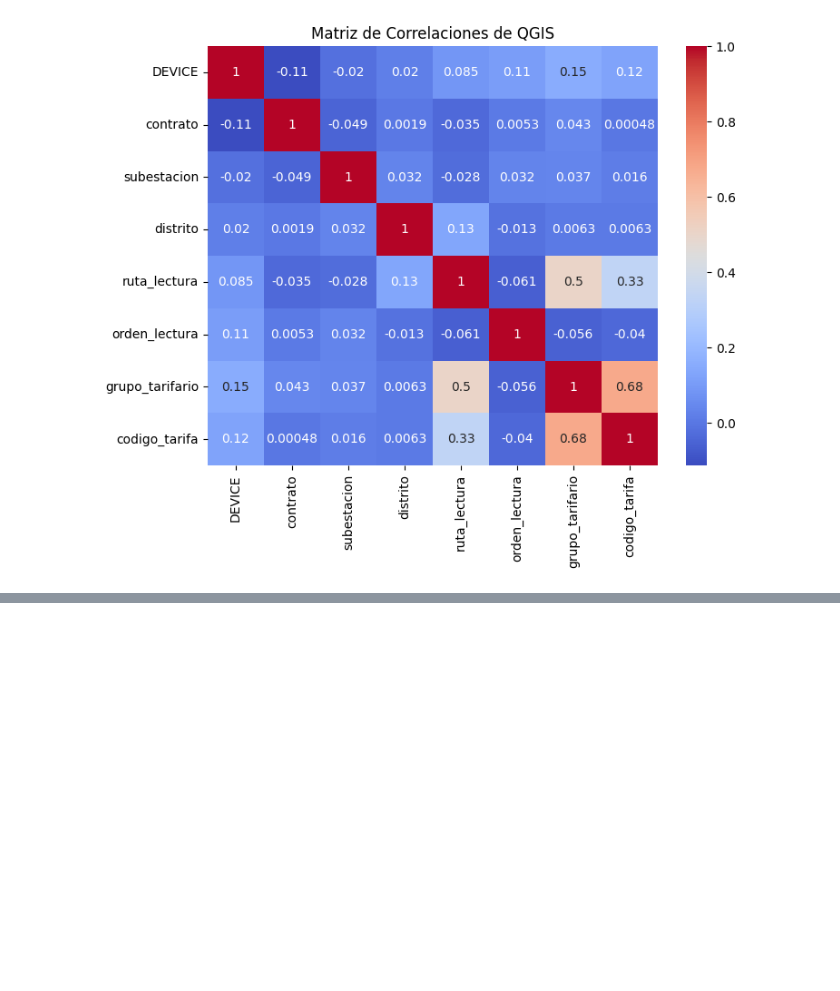
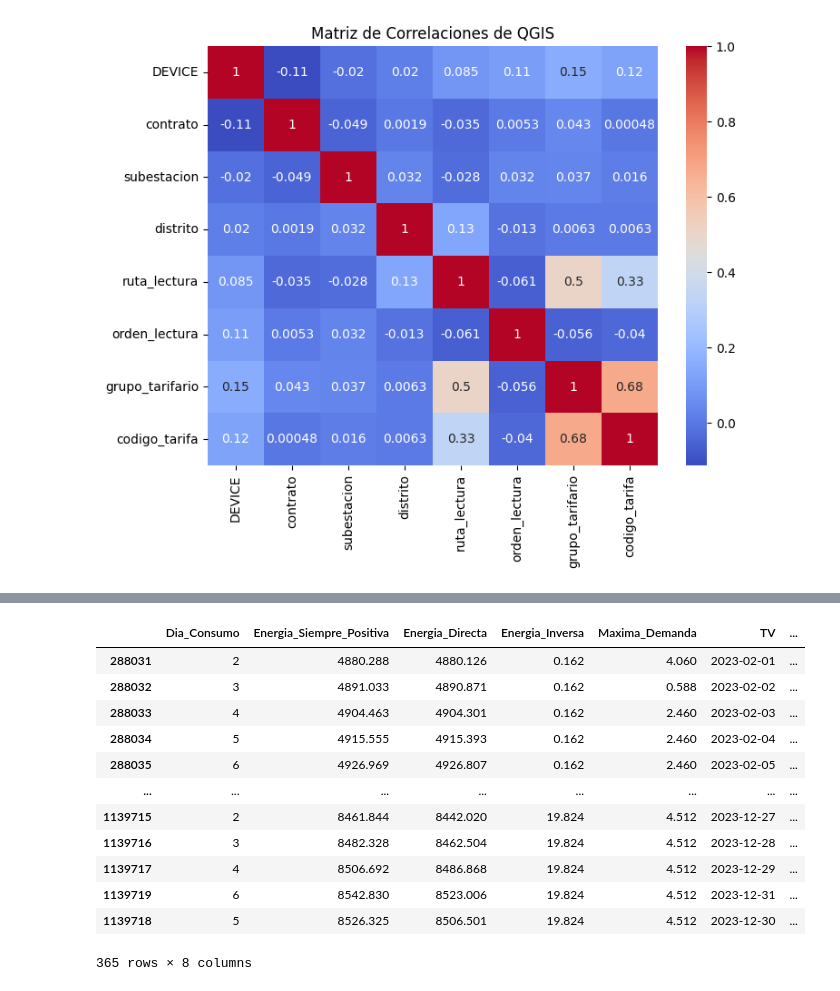
Before and after one commit to pasollipaula/DiplodatosMentoria, a Jupyter notebook: carga_datasets.ipynb, the cells around one changed output, grey strips where cells are left out. Saved outputs shown, nothing was run; the diff lists cells and outputs as text; code cells hidden in the pictures; blank space fills up the shorter version.

```diff
--- a/carga_datasets.ipynb
+++ b/carga_datasets.ipynb
@@ -522,0 +622,16 @@ plt.show()
+# %%
+consumos.loc[consumos['DEVICE'] == 20].sort_values('Fecha_hora')[['Dia_Consumo','Energia_Siempre_Positiva','Energia_Directa','Energia_Inversa','Maxima_Demanda','TV','UPDATE_TV','Fecha_hora']] #4750
+# %% [output]
+|  | Dia_Consumo | Energia_Siempre_Positiva | Energia_Directa | Energia_Inversa | Maxima_Demanda | TV | ... |
+| 288031 | 2 | 4880.288 | 4880.126 | 0.162 | 4.060 | 2023-02-01 | ... |
+| 288032 | 3 | 4891.033 | 4890.871 | 0.162 | 0.588 | 2023-02-02 | ... |
+| 288033 | 4 | 4904.463 | 4904.301 | 0.162 | 2.460 | 2023-02-03 | ... |
+| 288034 | 5 | 4915.555 | 4915.393 | 0.162 | 2.460 | 2023-02-04 | ... |
+| 288035 | 6 | 4926.969 | 4926.807 | 0.162 | 2.460 | 2023-02-05 | ... |
+| ... | ... | ... | ... | ... | ... | ... | ... |
+| 1139715 | 2 | 8461.844 | 8442.020 | 19.824 | 4.512 | 2023-12-27 | ... |
+| 1139716 | 3 | 8482.328 | 8462.504 | 19.824 | 4.512 | 2023-12-28 | ... |
+| 1139717 | 4 | 8506.692 | 8486.868 | 19.824 | 4.512 | 2023-12-29 | ... |
+| 1139719 | 6 | 8542.830 | 8523.006 | 19.824 | 4.512 | 2023-12-31 | ... |
+| 1139718 | 5 | 8526.325 | 8506.501 | 19.824 | 4.512 | 2023-12-30 | ... |
+365 rows × 8 columns
```
Also changed, not shown: parts of 18 cells of this notebook.
